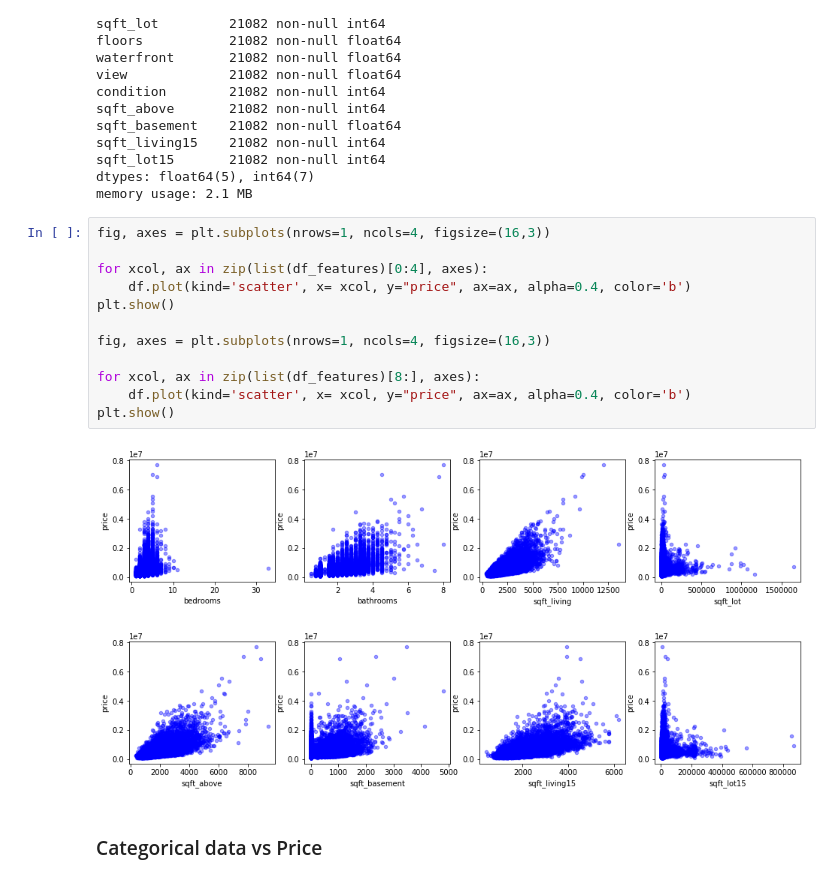
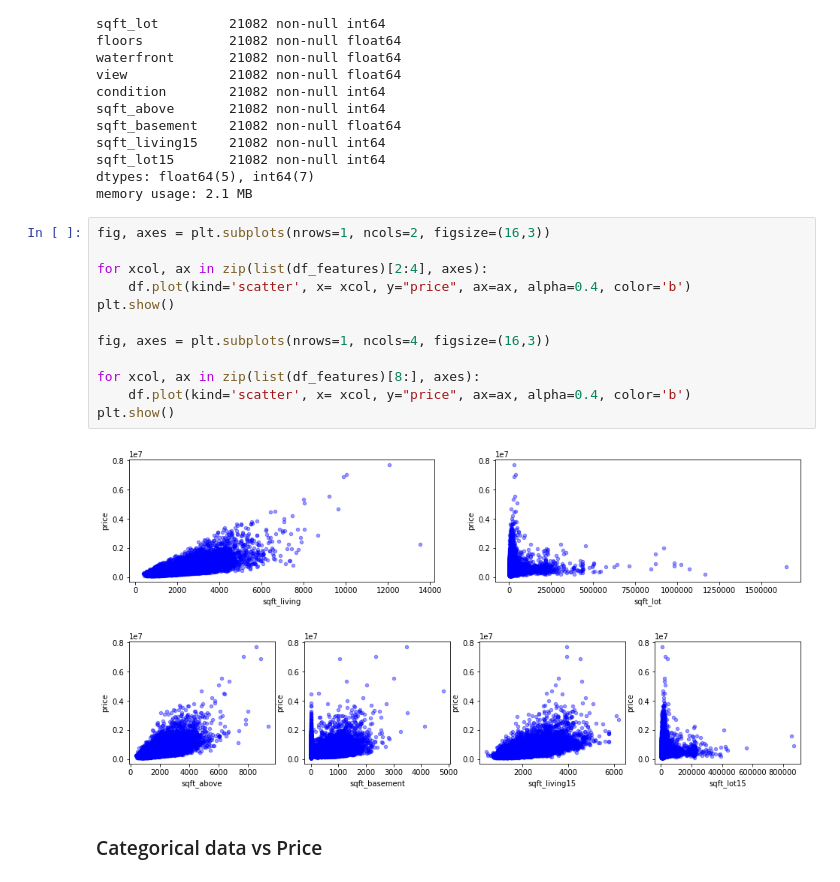
Before and after one commit to lpilossoph/dsc-1-final-project-online-ds-ft-112618, a Jupyter notebook: student.ipynb, the cells around one changed output. Cells and saved outputs as stored; diff of their text form.

```diff
--- a/student.ipynb
+++ b/student.ipynb
@@ -186,19 +189,19 @@ sqft_lot15       21082 non-null int64
 dtypes: float64(5), int64(7)
 memory usage: 2.1 MB
 # %%
-fig, axes = plt.subplots(nrows=1, ncols=4, figsize=(16,3))
+fig, axes = plt.subplots(nrows=1, ncols=2, figsize=(16,3))
 
-for xcol, ax in zip(list(df_features)[0:4], axes):
+for xcol, ax in zip(list(df_features)[2:4], axes):
     df.plot(kind='scatter', x= xcol, y="price", ax=ax, alpha=0.4, color='b')
 plt.show()
 
 fig, axes = plt.subplots(nrows=1, ncols=4, figsize=(16,3))
 
 for xcol, ax in zip(list(df_features)[8:], axes):
     df.plot(kind='scatter', x= xcol, y="price", ax=ax, alpha=0.4, color='b')
 plt.show()
 # %% [output]
-[figure, old version]
+[figure, new version]
 [figure]
 # %% [markdown]
 ### Categorical data vs Price
```
Also changed, not shown: parts of 33 cells of this notebook.
